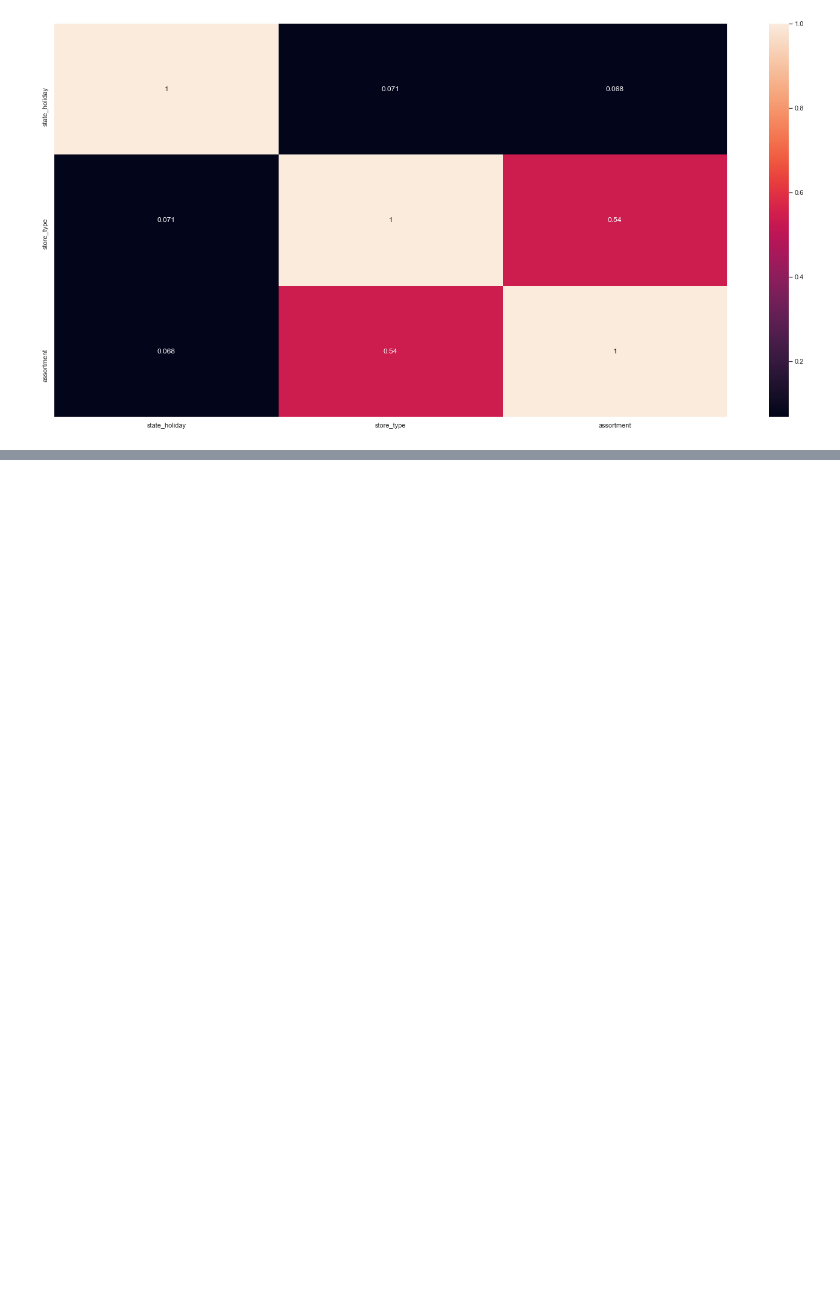
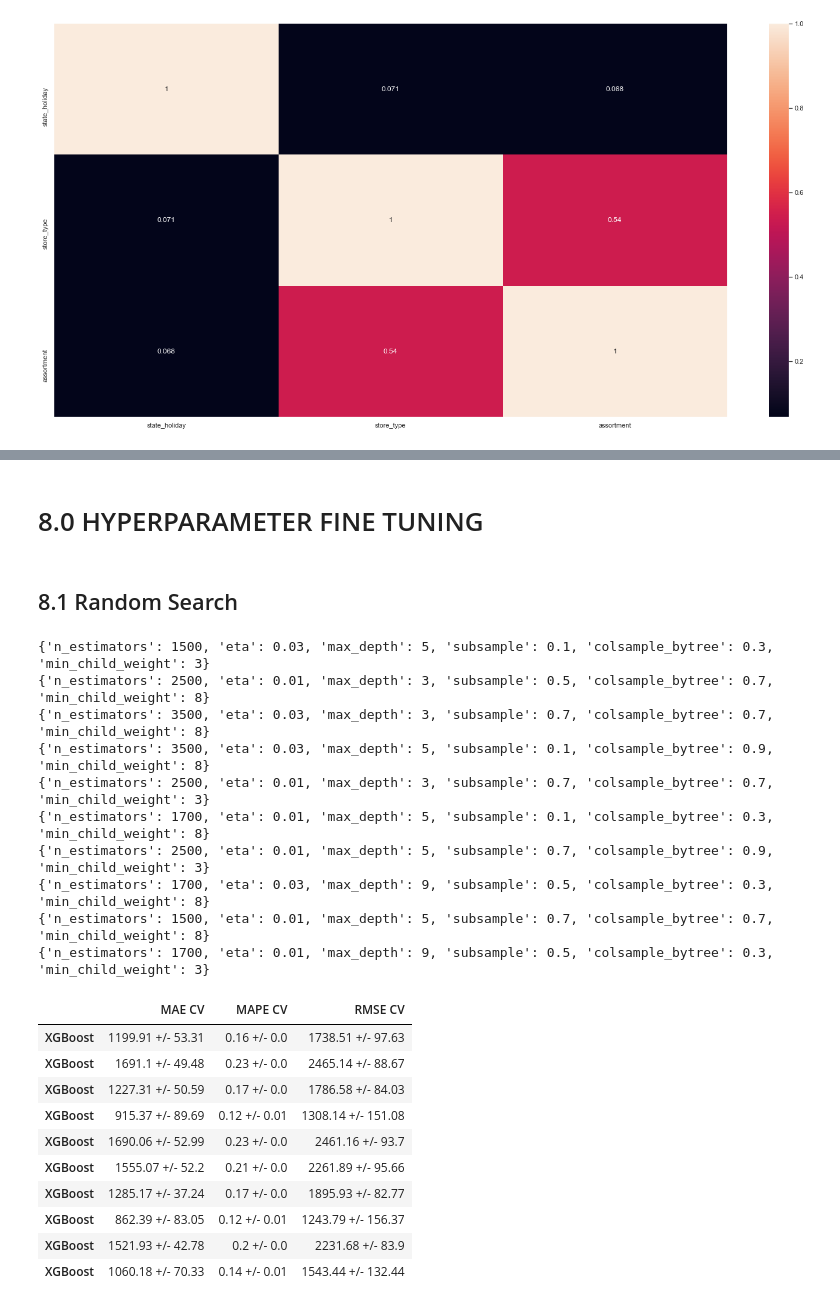
Before and after one commit to ghermsen/rossmann_prediction, a Jupyter notebook: rossmann_prediction_project.ipynb, the cells around one changed output, grey strips where cells are left out. Drawn from its saved outputs; the diff is of its cells as text; code cells hidden in the pictures; blank space fills up the shorter version.

Commit message:
finished hyperparameter fine tuning

```diff
--- a/rossmann_prediction_project.ipynb
+++ b/rossmann_prediction_project.ipynb
@@ -1333,0 +1339,66 @@ models_results_cv.sort_values('RMSE CV')
+# %% [markdown]
+# 8.0 HYPERPARAMETER FINE TUNING
+# %% [markdown]
+## 8.1 Random Search
+# %%
+# parameters dictionary
+
+parameters = {'n_estimators': [1500, 1700, 2500, 3000, 3500],
+              'eta': [0.01, 0.03],
+              'max_depth': [3, 5, 9],
+              'subsample': [0.1, 0.5, 0.7],
+              'colsample_bytree': [0.3, 0.7, 0.9],
+              'min_child_weight': [3, 8, 15]
+             }
+
+MAX_EVAL = 10
+
+final_result = pd.DataFrame()
+
+# loop for random search
+
+for i in range(MAX_EVAL):
+
+    # choose values for parameters randomly
+
+    hp = {k: random.sample(v, 1)[0] for k, v in parameters.items()}
+    print(hp)
+
+    # model
+
+    model_xgb = xgb.XGBRegressor(objective = 'reg:squarederror',
+                                 n_estimators = hp['n_estimators'],
+                                 eta = hp['eta'],
+                                 max_depth = hp['max_depth'],
+                                 subsample = hp['subsample'],
+                                 colsample_bytree = hp['colsample_bytree'],
+                                 min_child_weight = hp['min_child_weight'])
+
+    # performance
+
+    result = cross_validation('XGBoost', model_xgb, x_training, 2, verbose = False)
+    final_result = pd.concat([final_result, result])
+
+final_result
+# %% [output]
+{'n_estimators': 1500, 'eta': 0.03, 'max_depth': 5, 'subsample': 0.1, 'colsample_bytree': 0.3, 'min_child_weight': 3}
+{'n_estimators': 2500, 'eta': 0.01, 'max_depth': 3, 'subsample': 0.5, 'colsample_bytree': 0.7, 'min_child_weight': 8}
+{'n_estimators': 3500, 'eta': 0.03, 'max_depth': 3, 'subsample': 0.7, 'colsample_bytree': 0.7, 'min_child_weight': 8}
+{'n_estimators': 3500, 'eta': 0.03, 'max_depth': 5, 'subsample': 0.1, 'colsample_bytree': 0.9, 'min_child_weight': 8}
+{'n_estimators': 2500, 'eta': 0.01, 'max_depth': 3, 'subsample': 0.7, 'colsample_bytree': 0.7, 'min_child_weight': 3}
+{'n_estimators': 1700, 'eta': 0.01, 'max_depth': 5, 'subsample': 0.1, 'colsample_bytree': 0.3, 'min_child_weight': 8}
+{'n_estimators': 2500, 'eta': 0.01, 'max_depth': 5, 'subsample': 0.7, 'colsample_bytree': 0.9, 'min_child_weight': 3}
+{'n_estimators': 1700, 'eta': 0.03, 'max_depth': 9, 'subsample': 0.5, 'colsample_bytree': 0.3, 'min_child_weight': 8}
+{'n_estimators': 1500, 'eta': 0.01, 'max_depth': 5, 'subsample': 0.7, 'colsample_bytree': 0.7, 'min_child_weight': 8}
+{'n_estimators': 1700, 'eta': 0.01, 'max_depth': 9, 'subsample': 0.5, 'colsample_bytree': 0.3, 'min_child_weight': 3}
+|  | MAE CV | MAPE CV | RMSE CV |
+| XGBoost | 1199.91 +/- 53.31 | 0.16 +/- 0.0 | 1738.51 +/- 97.63 |
+| XGBoost | 1691.1 +/- 49.48 | 0.23 +/- 0.0 | 2465.14 +/- 88.67 |
+| XGBoost | 1227.31 +/- 50.59 | 0.17 +/- 0.0 | 1786.58 +/- 84.03 |
+| XGBoost | 915.37 +/- 89.69 | 0.12 +/- 0.01 | 1308.14 +/- 151.08 |
+| XGBoost | 1690.06 +/- 52.99 | 0.23 +/- 0.0 | 2461.16 +/- 93.7 |
+| XGBoost | 1555.07 +/- 52.2 | 0.21 +/- 0.0 | 2261.89 +/- 95.66 |
+| XGBoost | 1285.17 +/- 37.24 | 0.17 +/- 0.0 | 1895.93 +/- 82.77 |
+| XGBoost | 862.39 +/- 83.05 | 0.12 +/- 0.01 | 1243.79 +/- 156.37 |
+| XGBoost | 1521.93 +/- 42.78 | 0.2 +/- 0.0 | 2231.68 +/- 83.9 |
+| XGBoost | 1060.18 +/- 70.33 | 0.14 +/- 0.01 | 1543.44 +/- 132.44 |
```
Also changed, not shown: parts of 107 cells of this notebook.
